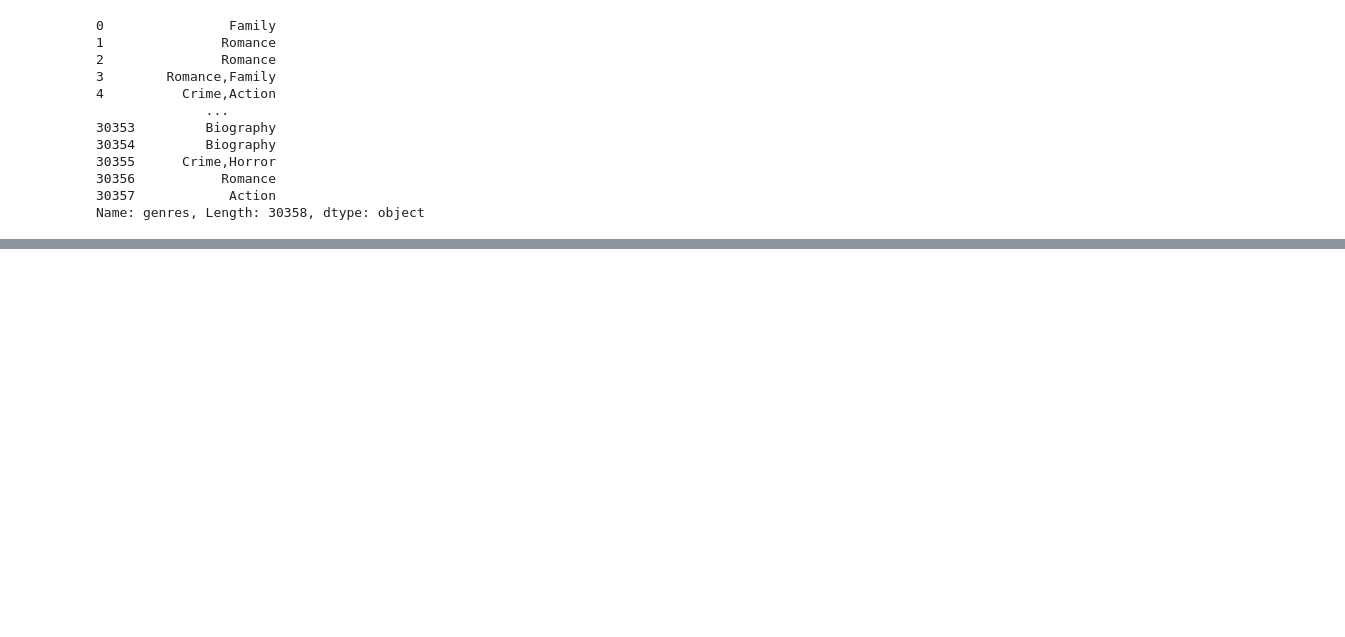
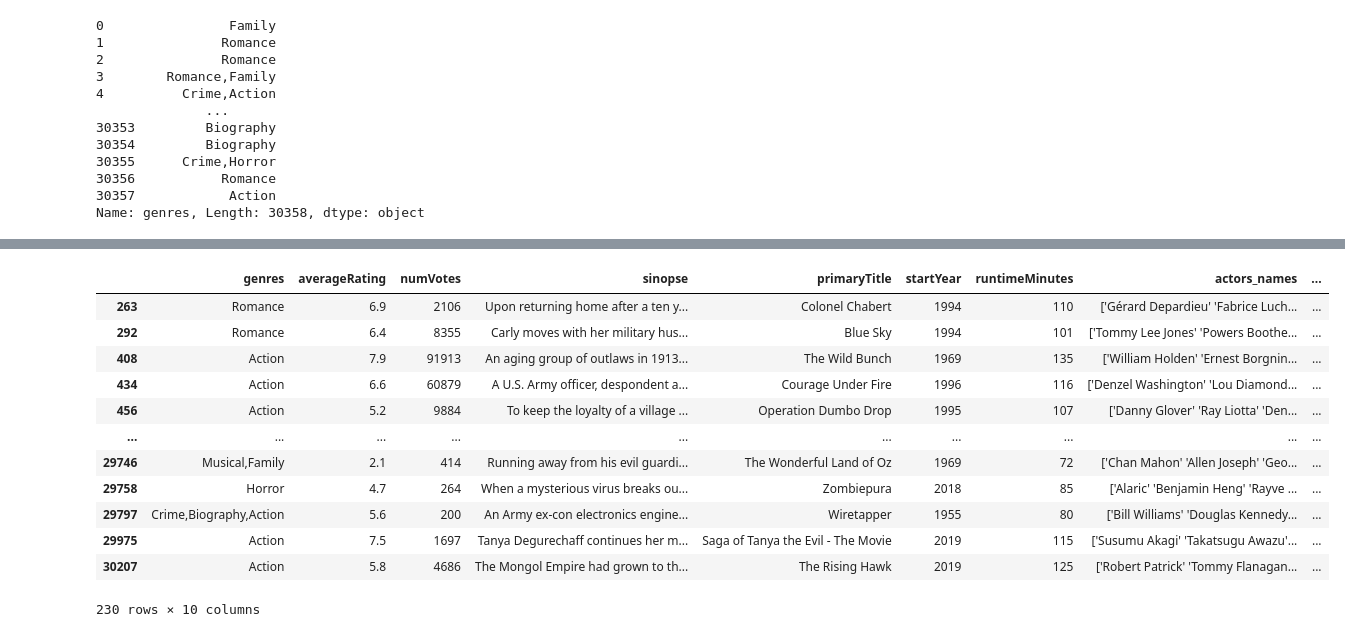
Before and after one commit to MiguelPim01/T1-Ciencia-de-Dados, a Jupyter notebook: main.ipynb, the cells around one changed output, grey strips where cells are left out. Drawn from its saved outputs; the diff is of its cells as text; code cells hidden in the pictures; blank space fills up the shorter version.

```diff
--- a/main.ipynb
+++ b/main.ipynb
@@ -254,0 +266,17 @@ df_reduced
+# %%
+group1 = kmeans_prediction_df[kmeans_prediction_df["prediction"] == 1]
+group1
+# %% [output]
+|  | genres | averageRating | numVotes | sinopse | primaryTitle | startYear | runtimeMinutes | actors_names | ... |
+| 263 | Romance | 6.9 | 2106 | Upon returning home after a ten y... | Colonel Chabert | 1994 | 110 | ['Gérard Depardieu' 'Fabrice Luch... | ... |
+| 292 | Romance | 6.4 | 8355 | Carly moves with her military hus... | Blue Sky | 1994 | 101 | ['Tommy Lee Jones' 'Powers Boothe... | ... |
+| 408 | Action | 7.9 | 91913 | An aging group of outlaws in 1913... | The Wild Bunch | 1969 | 135 | ['William Holden' 'Ernest Borgnin... | ... |
+| 434 | Action | 6.6 | 60879 | A U.S. Army officer, despondent a... | Courage Under Fire | 1996 | 116 | ['Denzel Washington' 'Lou Diamond... | ... |
+| 456 | Action | 5.2 | 9884 | To keep the loyalty of a village ... | Operation Dumbo Drop | 1995 | 107 | ['Danny Glover' 'Ray Liotta' 'Den... | ... |
+| ... | ... | ... | ... | ... | ... | ... | ... | ... | ... |
+| 29746 | Musical,Family | 2.1 | 414 | Running away from his evil guardi... | The Wonderful Land of Oz | 1969 | 72 | ['Chan Mahon' 'Allen Joseph' 'Geo... | ... |
+| 29758 | Horror | 4.7 | 264 | When a mysterious virus breaks ou... | Zombiepura | 2018 | 85 | ['Alaric' 'Benjamin Heng' 'Rayve ... | ... |
+| 29797 | Crime,Biography,Action | 5.6 | 200 | An Army ex-con electronics engine... | Wiretapper | 1955 | 80 | ['Bill Williams' 'Douglas Kennedy... | ... |
+| 29975 | Action | 7.5 | 1697 | Tanya Degurechaff continues her m... | Saga of Tanya the Evil - The Movie | 2019 | 115 | ['Susumu Akagi' 'Takatsugu Awazu'... | ... |
+| 30207 | Action | 5.8 | 4686 | The Mongol Empire had grown to th... | The Rising Hawk | 2019 | 125 | ['Robert Patrick' 'Tommy Flanagan... | ... |
+230 rows × 10 columns
```
Also changed, not shown: parts of 11 cells of this notebook.
